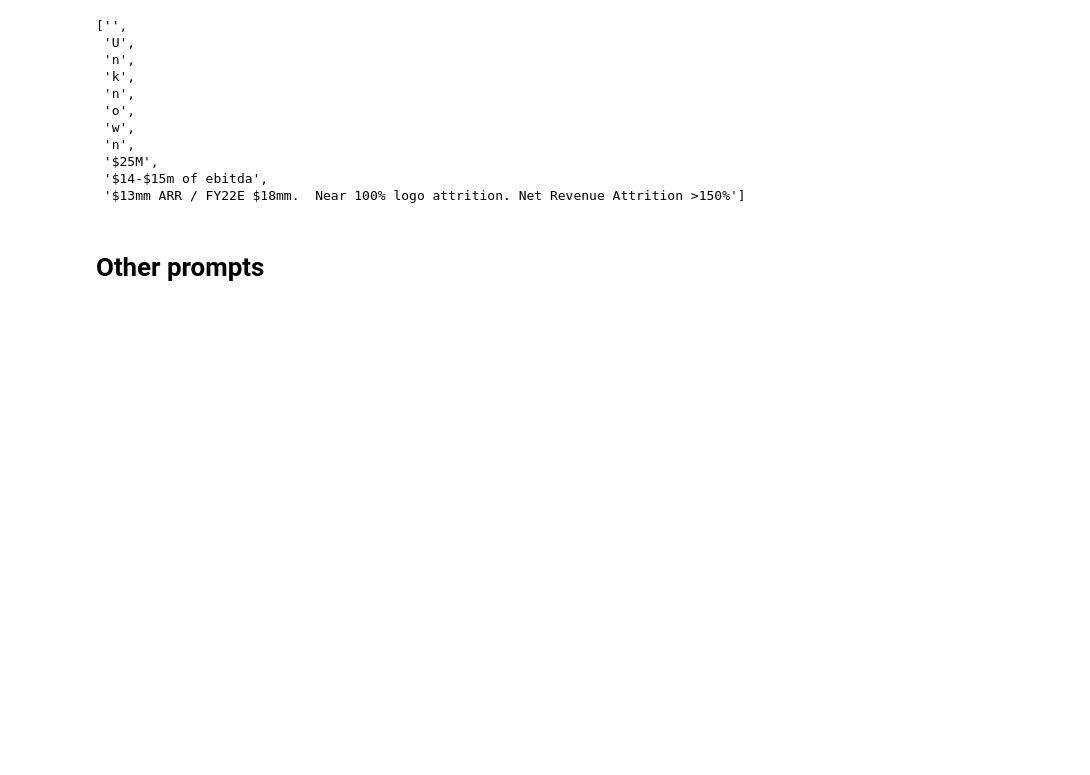
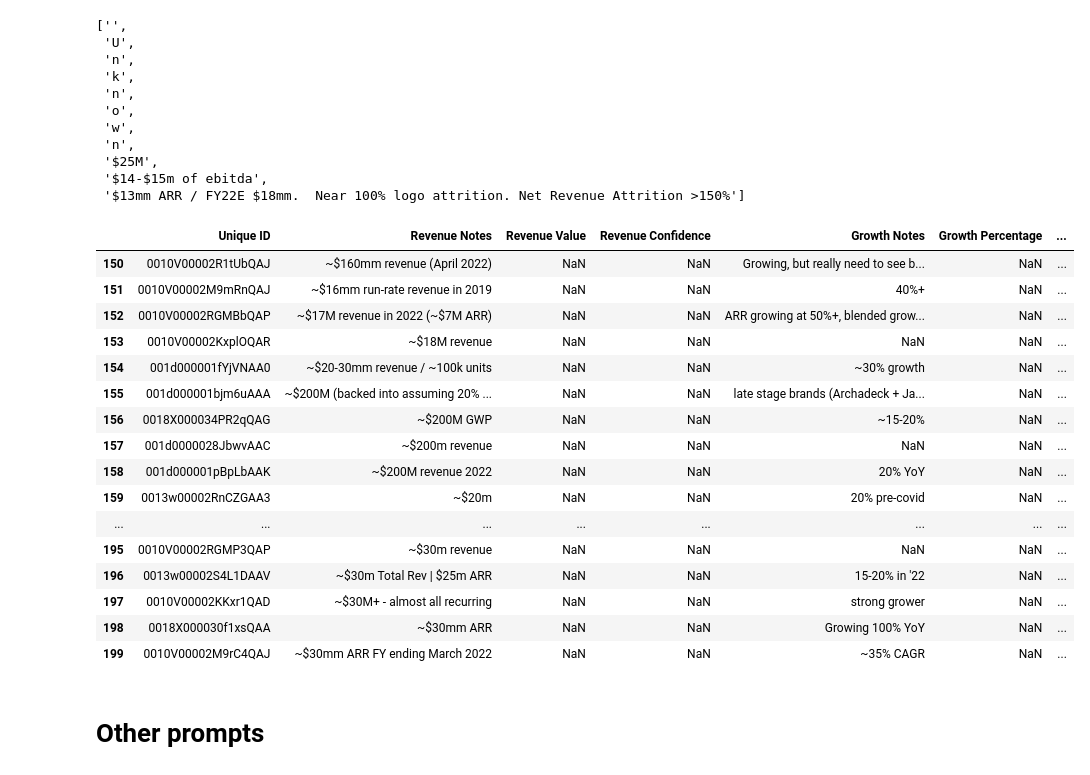
Before and after one commit to leogretz2/Kang_Projects, a Jupyter notebook: Data_Extraction/llm_query.ipynb, the cells around one changed output. Cells and saved outputs as stored; diff of their text form; code cells hidden in the pictures; blank space fills up the shorter version.

```diff
--- a/Data_Extraction/llm_query.ipynb
+++ b/Data_Extraction/llm_query.ipynb
@@ -158,6 +147,33 @@ literal?
  '$25M',
  '$14-$15m of ebitda',
  '$13mm ARR / FY22E $18mm.  Near 100% logo attrition. Net Revenue Attrition >150%']
+# %%
+file_path = './file_folder/Data_Extraction.xlsx'
+df = pd.read_excel(file_path)
+# df = df.head(105)
+
+start_row, end_row = 150,200
+df_subset = df.iloc[start_row:end_row]
+
+df_subset
+# %% [output]
+|  | Unique ID | Revenue Notes | Revenue Value | Revenue Confidence | Growth Notes | Growth Percentage | ... |
+| 150 | 0010V00002R1tUbQAJ | ~$160mm revenue (April 2022) | NaN | NaN | Growing, but really need to see b... | NaN | ... |
+| 151 | 0010V00002M9mRnQAJ | ~$16mm run-rate revenue in 2019 | NaN | NaN | 40%+ | NaN | ... |
+| 152 | 0010V00002RGMBbQAP | ~$17M revenue in 2022 (~$7M ARR) | NaN | NaN | ARR growing at 50%+, blended grow... | NaN | ... |
+| 153 | 0010V00002KxplOQAR | ~$18M revenue | NaN | NaN | NaN | NaN | ... |
+| 154 | 001d000001fYjVNAA0 | ~$20-30mm revenue / ~100k units | NaN | NaN | ~30% growth | NaN | ... |
+| 155 | 001d000001bjm6uAAA | ~$200M (backed into assuming 20% ... | NaN | NaN | late stage brands (Archadeck + Ja... | NaN | ... |
+| 156 | 0018X000034PR2qQAG | ~$200M GWP | NaN | NaN | ~15-20% | NaN | ... |
+| 157 | 001d0000028JbwvAAC | ~$200m revenue | NaN | NaN | NaN | NaN | ... |
+| 158 | 001d000001pBpLbAAK | ~$200M revenue 2022 | NaN | NaN | 20% YoY | NaN | ... |
+| 159 | 0013w00002RnCZGAA3 | ~$20m | NaN | NaN | 20% pre-covid | NaN | ... |
+| ... | ... | ... | ... | ... | ... | ... | ... |
+| 195 | 0010V00002RGMP3QAP | ~$30m revenue | NaN | NaN | NaN | NaN | ... |
+| 196 | 0013w00002S4L1DAAV | ~$30m Total Rev | $25m ARR | NaN | NaN | 15-20% in '22 | NaN | ... |
+| 197 | 0010V00002KKxr1QAD | ~$30M+ - almost all recurring | NaN | NaN | strong grower | NaN | ... |
+| 198 | 0018X000030f1xsQAA | ~$30mm ARR | NaN | NaN | Growing 100% YoY | NaN | ... |
+| 199 | 0010V00002M9rC4QAJ | ~$30mm ARR FY ending March 2022 | NaN | NaN | ~35% CAGR | NaN | ... |
 # %% [markdown]
 # Other prompts
 # %%
```
Also changed, not shown: parts of 4 cells of this notebook, 4 other files.
